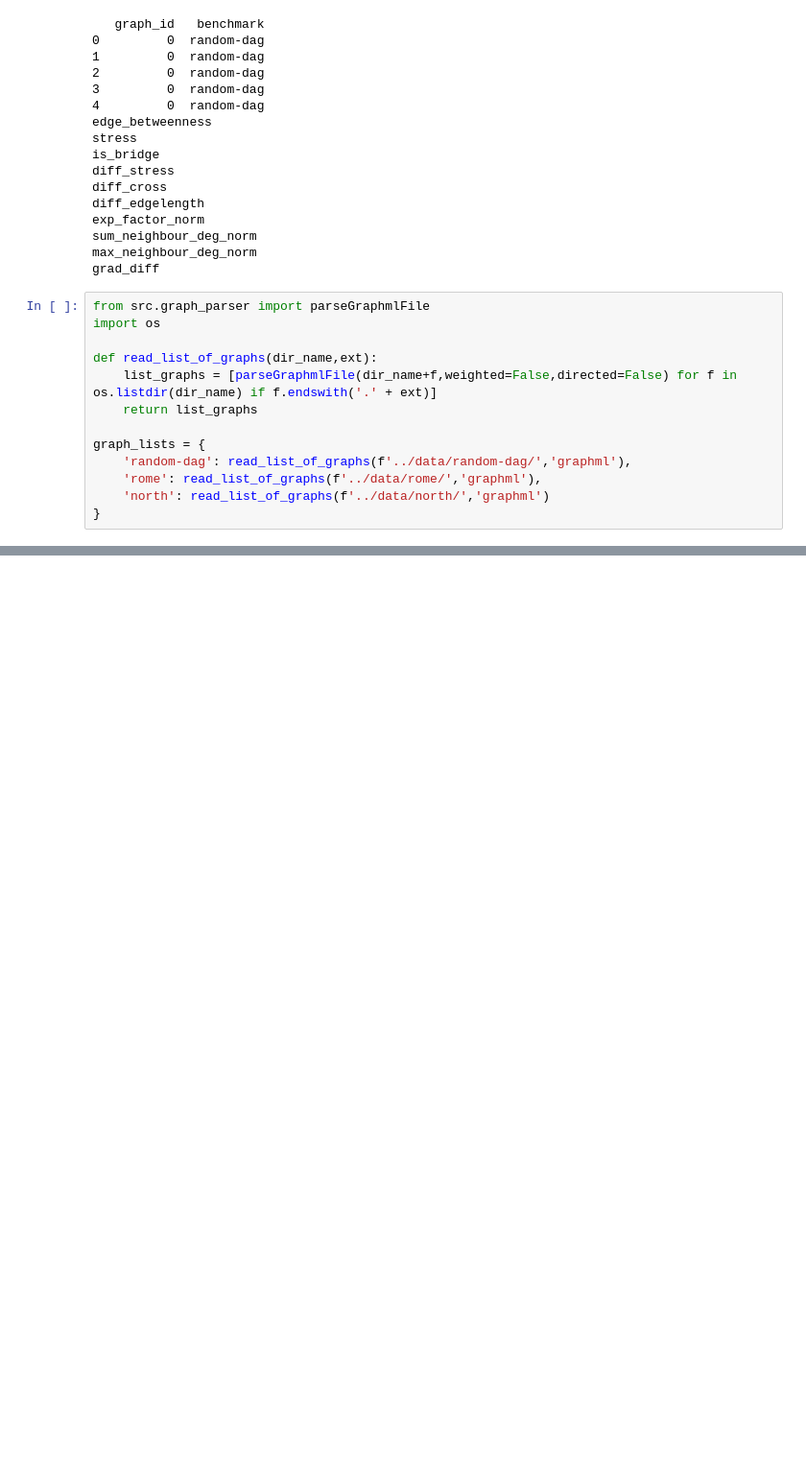
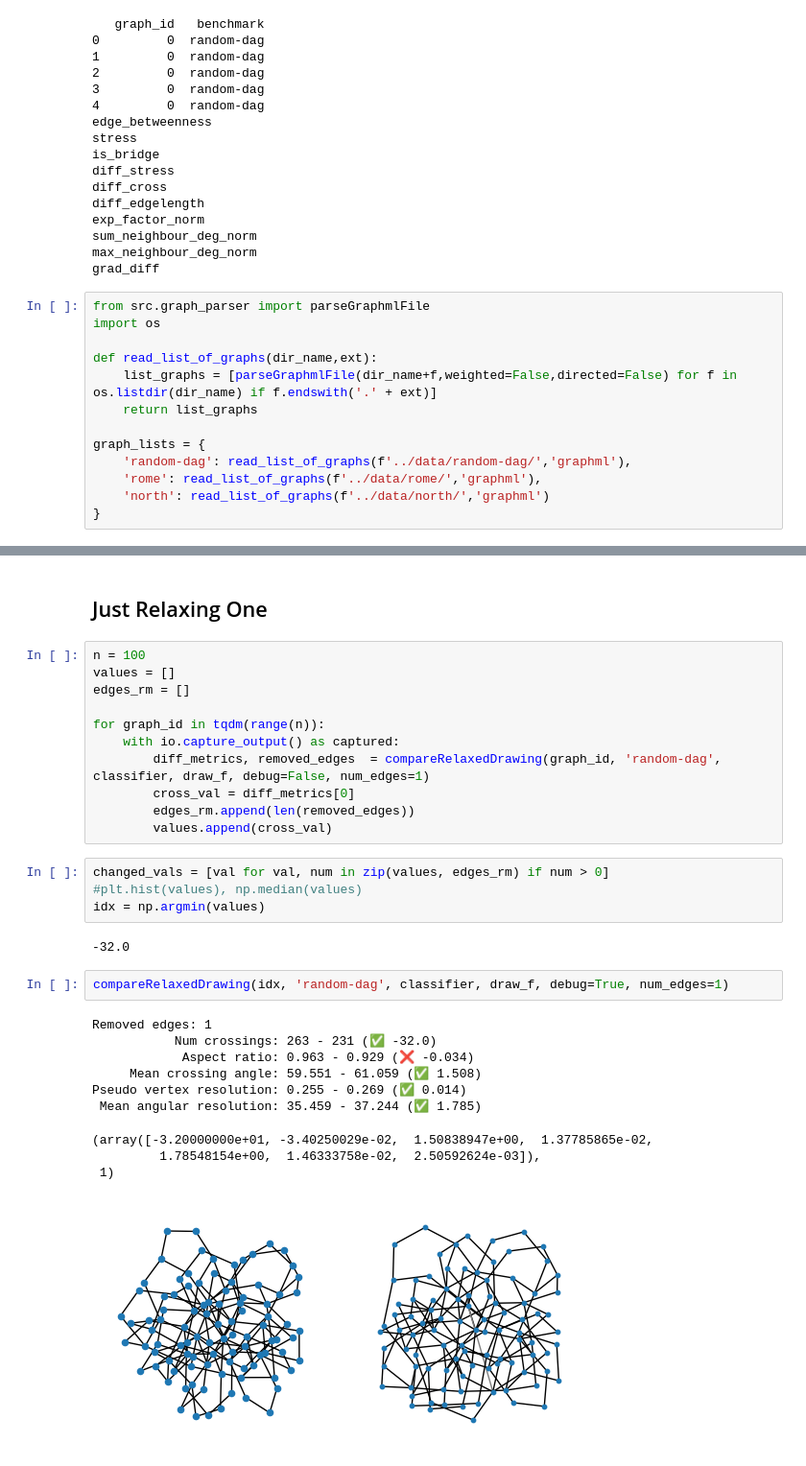
Before and after one commit to NathanielMH/EdgeRelaxationGraphDrawing, a Jupyter notebook: notebooks/validation.ipynb, the cells around one changed output, grey strips where cells are left out. Shown at 96% size. Drawn from its saved outputs; the diff is of its cells as text; blank space fills up the shorter version.

```diff
--- a/notebooks/validation.ipynb
+++ b/notebooks/validation.ipynb
@@ -128,0 +157,32 @@ plt.boxplot(values, showfliers=False);
+# %% [markdown]
+## Just Relaxing One
+# %%
+n = 100
+values = []
+edges_rm = []
+
+for graph_id in tqdm(range(n)):
+    with io.capture_output() as captured:
+        diff_metrics, removed_edges  = compareRelaxedDrawing(graph_id, 'random-dag', classifier, draw_f, debug=False, num_edges=1)
+        cross_val = diff_metrics[0]
+        edges_rm.append(len(removed_edges))
+        values.append(cross_val)
+# %%
+changed_vals = [val for val, num in zip(values, edges_rm) if num > 0]
+#plt.hist(values), np.median(values)
+idx = np.argmin(values)
+# %% [output]
+-32.0
+# %%
+compareRelaxedDrawing(idx, 'random-dag', classifier, draw_f, debug=True, num_edges=1)
+# %% [output]
+Removed edges: 1
+           Num crossings: 263 - 231 (✅ -32.0)
+            Aspect ratio: 0.963 - 0.929 (❌ -0.034)
+     Mean crossing angle: 59.551 - 61.059 (✅ 1.508)
+Pseudo vertex resolution: 0.255 - 0.269 (✅ 0.014)
+ Mean angular resolution: 35.459 - 37.244 (✅ 1.785)
+(array([-3.20000000e+01, -3.40250029e-02,  1.50838947e+00,  1.37785865e-02,
+         1.78548154e+00,  1.46333758e-02,  2.50592624e-03]),
+ 1)
+[figure, added]
```
Also changed, not shown: parts of 15 cells of this notebook, 2 other files.
